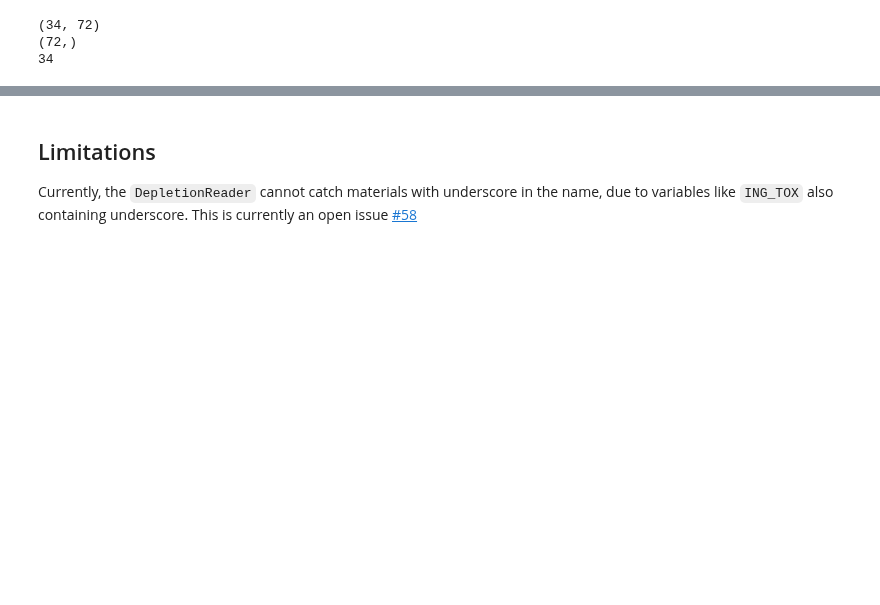
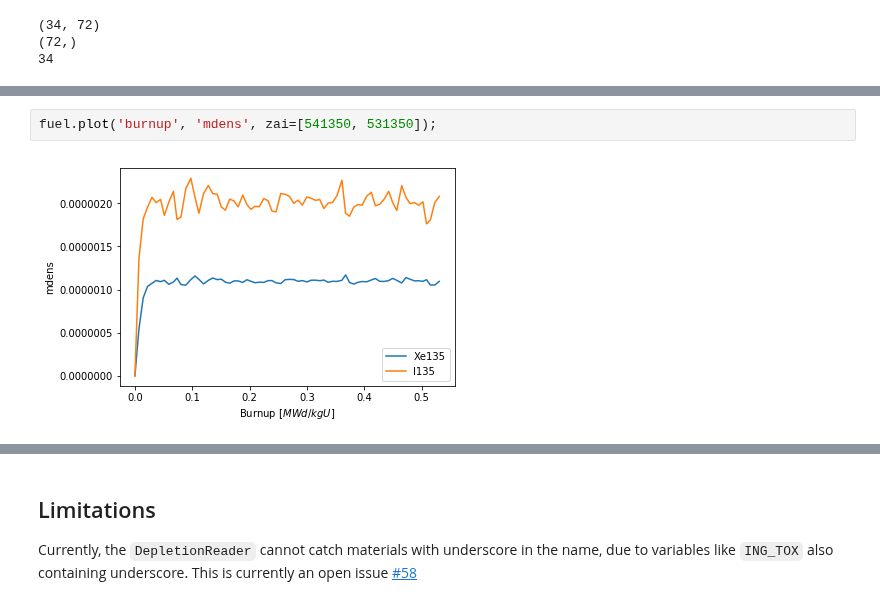
Before and after one commit to CORE-GATECH-GROUP/serpent-tools, a Jupyter notebook: examples/DepletionReader.ipynb, the cells around one changed output, grey strips where cells are left out. Drawn from its saved outputs; the diff is of its cells as text; blank space fills up the shorter version.

```diff
--- a/examples/DepletionReader.ipynb
+++ b/examples/DepletionReader.ipynb
@@ -156 +156,5 @@ fuel.plot('burnup', 'ingTox', names='Xe135', logy=True,
+# %%
+fuel.plot('burnup', 'mdens', zai=[541350, 531350]);
+# %% [output]
+[figure, added]
 # %% [markdown]
```
Also changed, not shown: parts of 14 cells of this notebook, 10 other files.
